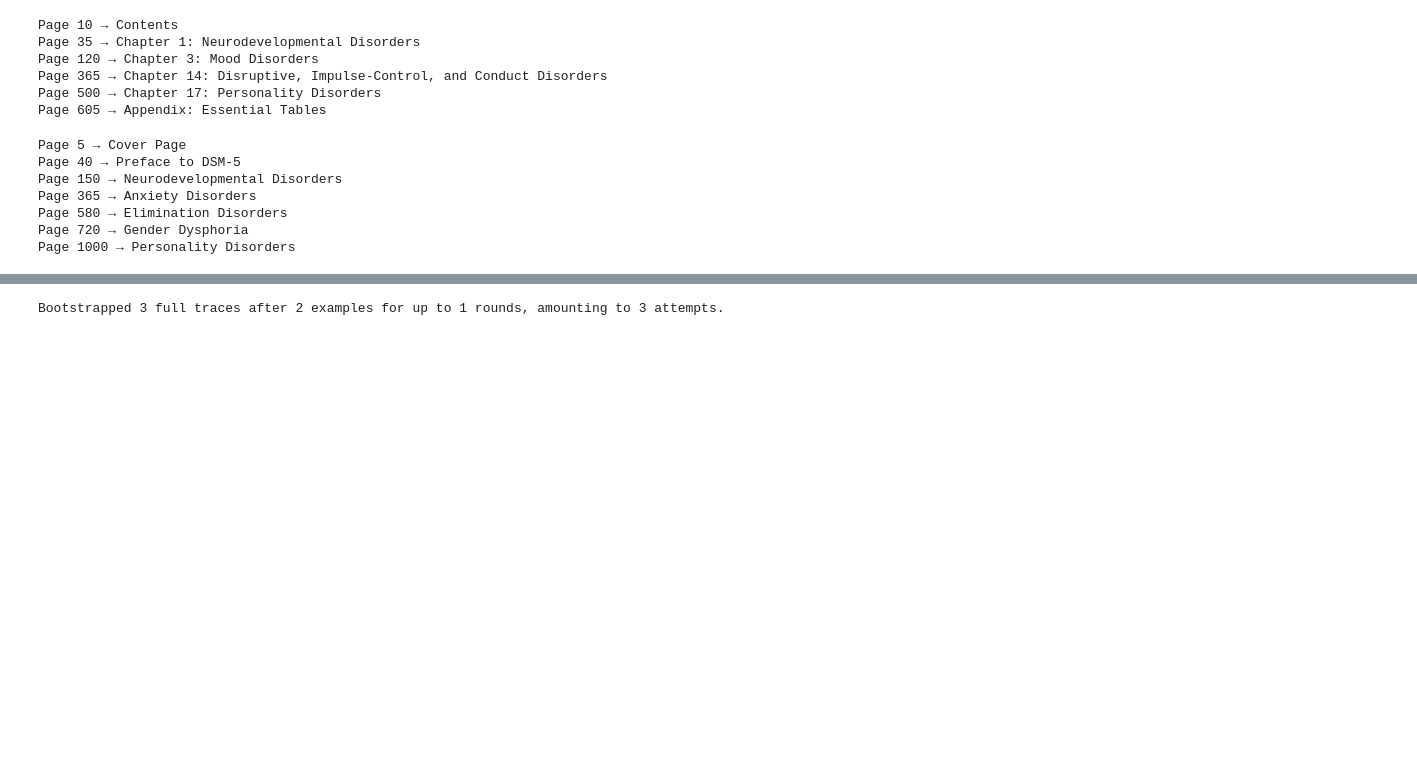
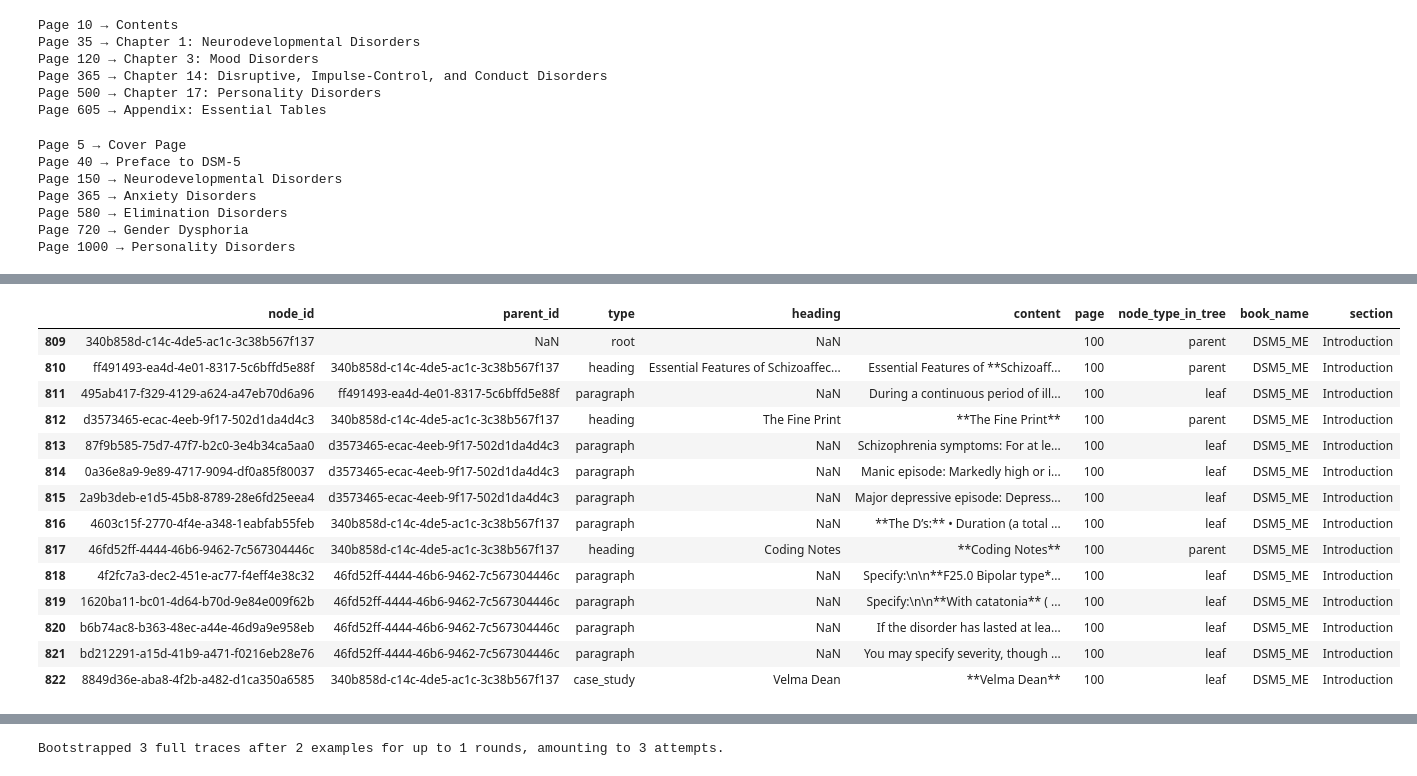
Before and after one commit to Alijgh003/MentalKG, a Jupyter notebook: test.ipynb, the cells around one changed output, grey strips where cells are left out. Cells and saved outputs as stored; diff of their text form; code cells hidden in the pictures; blank space fills up the shorter version.

```diff
--- a/test.ipynb
+++ b/test.ipynb
@@ -312,0 +332,5 @@ df.to_json("books/dsm-tree/tree_with_IDs.json", orient="records", lines=True)
+# %%
+import pandas as pd
+
+df = pd.read_json("books/dsm-tree/tree_with_IDs.json", lines=True)
+df
@@ -312,0 +351,19 @@ df.to_json("books/dsm-tree/tree_with_IDs.json", orient="records", lines=True)
+# %%
+_samp = df[(df['book_name']=="DSM5_ME") & (df['page']==100)]
+_samp
+# %% [output]
+|  | node_id | parent_id | type | heading | content | page | node_type_in_tree | book_name | section |
+| 809 | 340b858d-c14c-4de5-ac1c-3c38b567f137 | NaN | root | NaN |  | 100 | parent | DSM5_ME | Introduction |
+| 810 | ff491493-ea4d-4e01-8317-5c6bffd5e88f | 340b858d-c14c-4de5-ac1c-3c38b567f137 | heading | Essential Features of Schizoaffec... | Essential Features of **Schizoaff... | 100 | parent | DSM5_ME | Introduction |
+| 811 | 495ab417-f329-4129-a624-a47eb70d6a96 | ff491493-ea4d-4e01-8317-5c6bffd5e88f | paragraph | NaN | During a continuous period of ill... | 100 | leaf | DSM5_ME | Introduction |
+| 812 | d3573465-ecac-4eeb-9f17-502d1da4d4c3 | 340b858d-c14c-4de5-ac1c-3c38b567f137 | heading | The Fine Print | **The Fine Print** | 100 | parent | DSM5_ME | Introduction |
+| 813 | 87f9b585-75d7-47f7-b2c0-3e4b34ca5aa0 | d3573465-ecac-4eeb-9f17-502d1da4d4c3 | paragraph | NaN | Schizophrenia symptoms: For at le... | 100 | leaf | DSM5_ME | Introduction |
+| 814 | 0a36e8a9-9e89-4717-9094-df0a85f80037 | d3573465-ecac-4eeb-9f17-502d1da4d4c3 | paragraph | NaN | Manic episode: Markedly high or i... | 100 | leaf | DSM5_ME | Introduction |
+| 815 | 2a9b3deb-e1d5-45b8-8789-28e6fd25eea4 | d3573465-ecac-4eeb-9f17-502d1da4d4c3 | paragraph | NaN | Major depressive episode: Depress... | 100 | leaf | DSM5_ME | Introduction |
+| 816 | 4603c15f-2770-4f4e-a348-1eabfab55feb | 340b858d-c14c-4de5-ac1c-3c38b567f137 | paragraph | NaN | **The D’s:** • Duration (a total ... | 100 | leaf | DSM5_ME | Introduction |
+| 817 | 46fd52ff-4444-46b6-9462-7c567304446c | 340b858d-c14c-4de5-ac1c-3c38b567f137 | heading | Coding Notes | **Coding Notes** | 100 | parent | DSM5_ME | Introduction |
+| 818 | 4f2fc7a3-dec2-451e-ac77-f4eff4e38c32 | 46fd52ff-4444-46b6-9462-7c567304446c | paragraph | NaN | Specify:\n\n**F25.0 Bipolar type*... | 100 | leaf | DSM5_ME | Introduction |
+| 819 | 1620ba11-bc01-4d64-b70d-9e84e009f62b | 46fd52ff-4444-46b6-9462-7c567304446c | paragraph | NaN | Specify:\n\n**With catatonia** ( ... | 100 | leaf | DSM5_ME | Introduction |
+| 820 | b6b74ac8-b363-48ec-a44e-46d9a9e958eb | 46fd52ff-4444-46b6-9462-7c567304446c | paragraph | NaN | If the disorder has lasted at lea... | 100 | leaf | DSM5_ME | Introduction |
+| 821 | bd212291-a15d-41b9-a471-f0216eb28e76 | 46fd52ff-4444-46b6-9462-7c567304446c | paragraph | NaN | You may specify severity, though ... | 100 | leaf | DSM5_ME | Introduction |
+| 822 | 8849d36e-aba8-4f2b-a482-d1ca350a6585 | 340b858d-c14c-4de5-ac1c-3c38b567f137 | case_study | Velma Dean | **Velma Dean** | 100 | leaf | DSM5_ME | Introduction |
```
Also changed, not shown: parts of 16 cells of this notebook, 3 other files.
